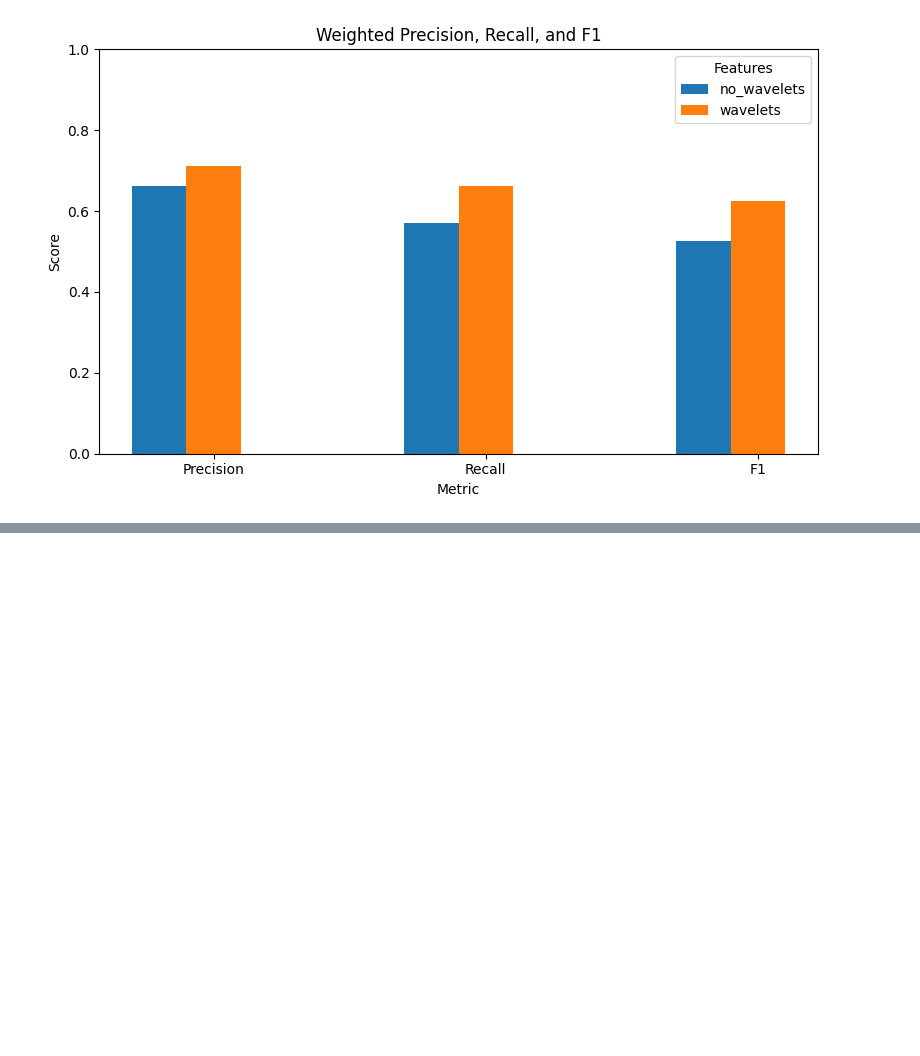
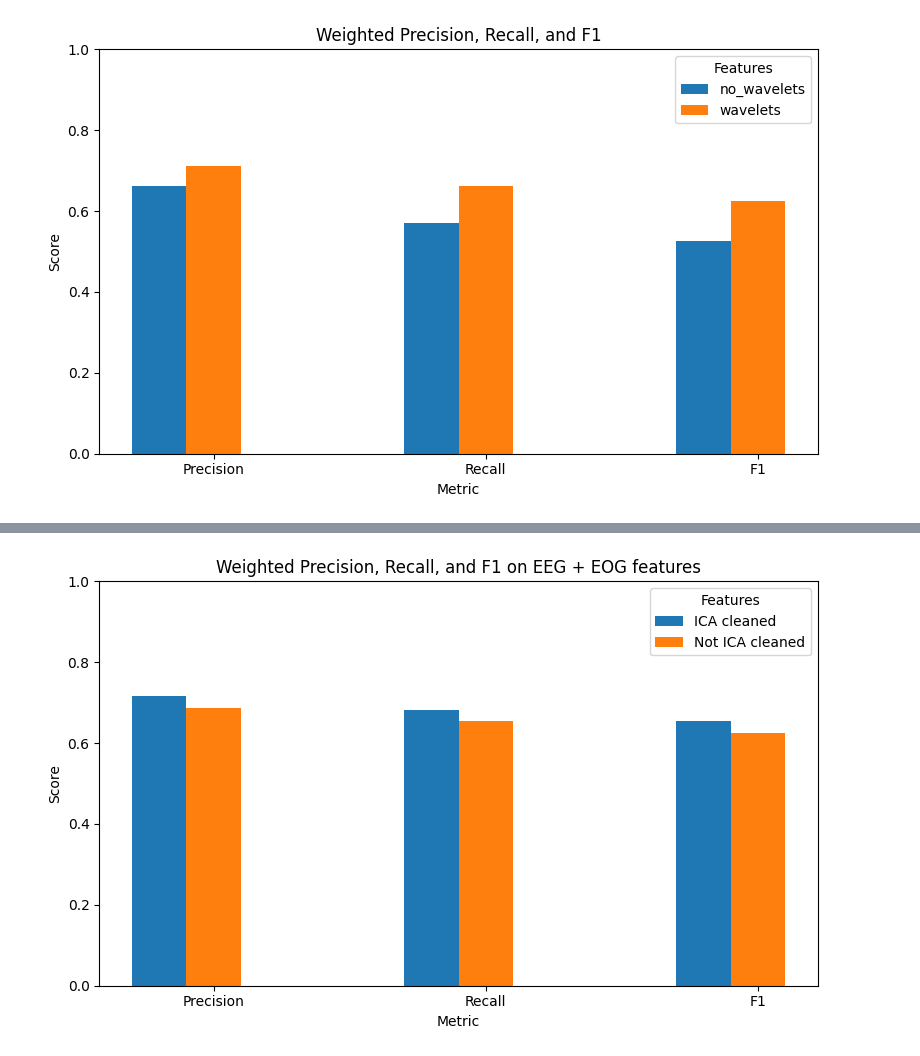
Before and after one commit to markus-marandi/signal-processing-CM2013-ss, a Jupyter notebook: notebooks/Iterative improvements.ipynb, the cells around one changed output, grey strips where cells are left out. Saved outputs shown, nothing was run; the diff lists cells and outputs as text; code cells hidden in the pictures; blank space fills up the shorter version.

```diff
--- a/notebooks/Iterative improvements.ipynb
+++ b/notebooks/Iterative improvements.ipynb
@@ -365,0 +490,35 @@ plt.show()
+# %%
+# Compare the evolution of performance when adding new signal features
+# 1) Compute weighted metrics for each model
+model_preds = results_list
+
+metrics = ['precision', 'recall', 'f1']
+results = {}
+for name, preds in model_preds.items():
+    results[name] = [
+        precision_score(y_test, preds, average='weighted'),
+        recall_score(   y_test, preds, average='weighted'),
+        f1_score(       y_test, preds, average='weighted'),
+    ]
+
+# 2) Prepare for plotting
+labels = [m.capitalize() for m in metrics]
+x = np.arange(len(labels))
+width = 0.2  # width of each bar
+
+# 3) Create grouped bar chart
+plt.figure(figsize=(8, 5))
+for i, (df, scores) in enumerate(results.items()):
+    plt.bar(x + (i - 1)*width, scores, width, label=df)
+
+# 4) Labels and legend
+plt.xticks(x, labels)
+plt.ylim(0, 1)
+plt.xlabel('Metric')
+plt.ylabel('Score')
+plt.title('Weighted Precision, Recall, and F1 on EEG + EOG features')
+plt.legend(title='Features')
+plt.tight_layout()
+plt.show()
+# %% [output]
+[figure, added]
```
Also changed, not shown: parts of 4 cells of this notebook.
